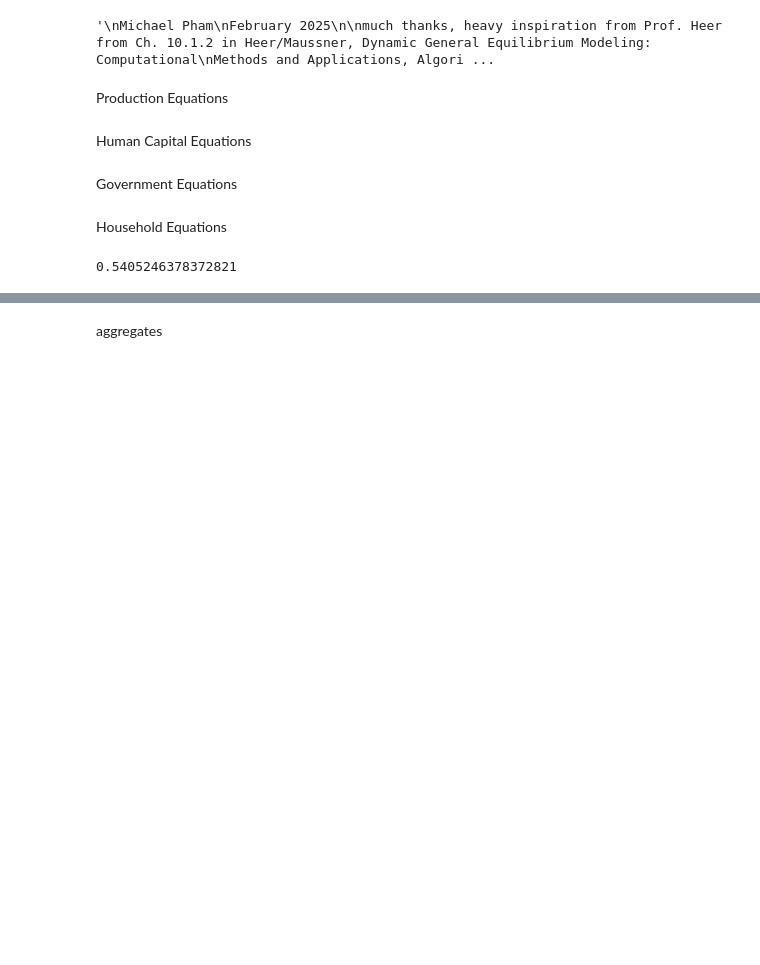
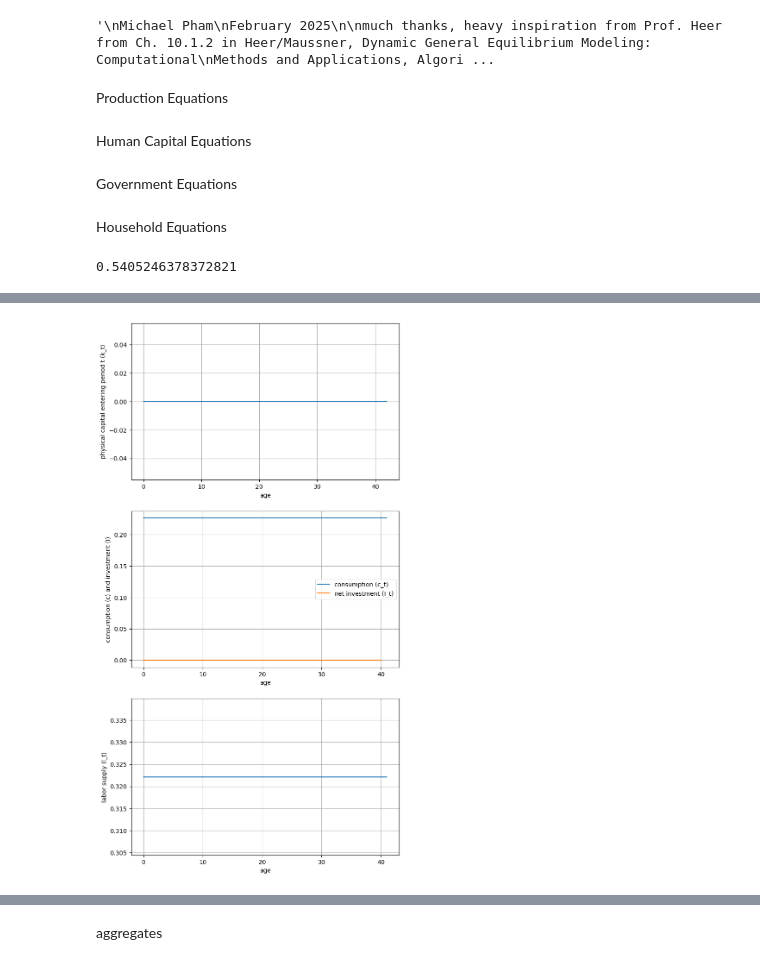
Before and after one commit to mpham8/macro-debtrelief-humancapital, a Jupyter notebook: hc-olg-model/ss_run4.ipynb, the cells around one changed output, grey strips where cells are left out. Drawn from its saved outputs; the diff is of its cells as text; code cells hidden in the pictures; blank space fills up the shorter version.

```diff
--- a/hc-olg-model/ss_run4.ipynb
+++ b/hc-olg-model/ss_run4.ipynb
@@ -25,7 +25,7 @@ log = math.log
 # Parameters - households and firms
 beta = 0.935  # discount factor
 eta = 2.0    # coefficient of relative risk aversion
-gamma = 0.5  # disutility from working
+gamma = 2  # disutility from working
 alpha = 0.33 # capital share in production
 delta = 0.1  # depreciation rate
 # omega = 0.1  # parent education time factor
@@ -173,20 +173,23 @@ def labor_foc(k, k_prev, h, w, r, tau, T):
 
   l = (1/(1+gamma)) * ( 1 - (gamma * (((1+r) * k_prev - tau * r * k_prev + T - k))/((1-tau)*w*h)))
 
+  if l < 0: # corner solution 0<=n<=1
+    l = 0
+  elif l > 1: # corner solution
+    l = 1
+
   return l
 
 
-def value_function(next_value_interpolator, k, k_prev, l, h, w, r, tau, T):
+def value_function(next_value_interpolator, k, k_prev, h, w, r, tau, T):
   """
   household bellman equation (eq 14)
 
   params: k_t, k_t-1, c_t, l_t, h_t, w_t, r_t, tau, T
   returns: value of this period's bellman equation
   """
-  if l < 0: # corner solution 0<=n<=1
-    l = 0
-  elif l > 1: # corner solution
-    l = 1
+  l = labor_foc(k, k_prev, h, w, r, tau, T)
+
 
   c = (1-tau)*w*h*l - k + (1+r)*k_prev - tau*r*max(k_prev, 0) + T
   if c <= 0:
@@ -216,7 +219,7 @@ K_bar
 # %%
 class Search:
 
-  def __init__(self, next_value_interpolator, function, left, initial_guess, right, tolerance, k_prev, l, h, w, r, tau, T) -> None:
+  def __init__(self, next_value_interpolator, function, left, initial_guess, right, tolerance, k_prev, h, w, r, tau, T) -> None:
     self.next_value_interpolator = next_value_interpolator
     self.function = function
     self.left = left
@@ -224,7 +227,6 @@ class Search:
     self.initial_guess = initial_guess
     self.tolerance = tolerance
     self.k_prev = k_prev
-    self.l = l
     self.h = h
     self.w = w
     self.r = r
@@ -232,7 +234,7 @@ class Search:
     self.T = T
 
   def evaluate_function(self, k):
-    return self.function(self.next_value_interpolator, k, self.k_prev, self.l, self.h, self.w, self.r, self.tau, self.T)
+    return self.function(self.next_value_interpolator, k, self.k_prev, self.h, self.w, self.r, self.tau, self.T)
 
   def find_max(self):
     golden_ratio = ((1+np.sqrt(5))/2)
@@ -422,16 +424,19 @@ while iteration < max_iters - 1 and K_diff > tolerance: #TODO fix k tolerance
     # break #427
     #compute last period value function st eq. 15
     #FIX THIS LATER
-  for i in range(na):
-      final_period_assets = (1-tau)*w*H_bar*L_old + (1+r)*k_grid[i] - tau*r*max(k_grid[i], 0) + T
-      value_array[i, periods - 1] = utility(final_period_assets, l)
-      c_optimal_array[i, periods - 1] = final_period_assets
-      l_optimal_array[i, periods - 1] = l
-      h_optimal_array[i, periods - 1] = h
+
+
+  # for i in range(na):
+  #   l_optimal_array[i, periods - 1] = labor_foc(k = 0, k_prev = k_grid[i], h = h, w = w, r = r, tau = tau, T = T)
+  #   final_period_assets = (1-tau)*w*h*l_optimal_array[i, periods - 1] + (1+r)*k_grid[i] - tau*r*max(k_grid[i], 0) + T
+  #   value_array[i, periods - 1] = utility(final_period_assets, l_optimal_array[i, periods - 1])
+  #   c_optimal_array[i, periods - 1] = final_period_assets
+  #   h_optimal_array[i, periods - 1] = h
+  #   k_optimal_array[i, periods - 1] = 0
 
     #looking at j = 8
-  for ik in range(na):
-    for ih in range(nh):
+  # for ik in range(na):
+  #   for ih in range(nh):
 
 
 
@@ -465,11 +470,12 @@ while iteration < max_iters - 1 and K_diff > tolerance: #TODO fix k tolerance
 
   #compute last period value function st eq. 15
   for i in range(na):
-    final_period_assets = (1-tau)*w*H_bar*L_old + (1+r)*k_grid[i] - tau*r*max(k_grid[i], 0) + T
-    value_array[i, periods - 1] = utility(final_period_assets, l)
+    l_optimal_array[i, periods - 1] = labor_foc(k = 0, k_prev = k_grid[i], h = h, w = w, r = r, tau = tau, T = T) #ADDednfoc
+    final_period_assets = (1-tau)*w*h*l_optimal_array[i, periods - 1] + (1+r)*k_grid[i] - tau*r*max(k_grid[i], 0) + T
+    value_array[i, periods - 1] = utility(final_period_assets, l_optimal_array[i, periods - 1])
     c_optimal_array[i, periods - 1] = final_period_assets
-    l_optimal_array[i, periods - 1] = l
     h_optimal_array[i, periods - 1] = h
+    k_optimal_array[i, periods - 1] = 0
 
 
   #compute policy function
@@ -490,7 +496,7 @@ while iteration < max_iters - 1 and K_diff > tolerance: #TODO fix k tolerance
 
       while (ax > bx or bx > cx):
         m += 1
-        v1 = value_function(vr_polate, k = k_grid[m], k_prev = k0, l = l, h = h, w = w, r = r, tau = tau, T = T)
+        v1 = value_function(vr_polate, k = k_grid[m], k_prev = k0, h = h, w = w, r = r, tau = tau, T = T)
 
         if v1 > v0:
           if m == 0:
@@ -517,24 +523,24 @@ while iteration < max_iters - 1 and K_diff > tolerance: #TODO fix k tolerance
           # w = wage_rate(K_prev = k_grid[m], H = H_bar, L = L_bar)
           # r = interest_rate(K_prev = k_grid[m], H = H_bar, L = L_bar)
           # T = transfer(K_prev = k_grid[m], H = H_bar, L = L_bar, G = grants, tau = tau, w = w, r = r)
-          if value_function(vr_polate, k = ax, k_prev = k0, l = l, h = h, w = w, r = r, tau = tau, T = T) > value_function(vr_polate, k = k_eps, k_prev = k0, l = l, h = h, w = w, r = r, tau = tau, T = T):
+          if value_function(vr_polate, k = ax, k_prev = k0, h = h, w = w, r = r, tau = tau, T = T) > value_function(vr_polate, k = k_eps, k_prev = k0, h = h, w = w, r = r, tau = tau, T = T):
             k_optimal_array[j,i-1]=0
           else:
             # k_optimal_array[j,i-1] = Search(value_function, left=ax, initial_guess=k_eps, right=cx, tolerance=tolerance_gs, k_prev=k0, l=l, h=h, w=w, r=r, tau=tau, T=T)
             k_optimal_array[j,i-1] = Search(vr_polate, value_function, ax, k_eps, cx, tolerance_gs,
-                k_prev=k0, l=l, h=h, w=w, r=r, tau=tau, T=T).find_max()
+                k_prev=k0, h=h, w=w, r=r, tau=tau, T=T).find_max()
 
       elif bx==cx:  # corner solution: a'=a[na-1]=kmax?
           # w = wage_rate(K_prev = k_grid[na-1], H = H_bar, L = L_bar)
           # r = interest_rate(K_prev = k_grid[na-1], H = H_bar, L = L_bar)
           # T = transfer(K_prev = k_grid[na-1], H = H_bar, L = L_bar, G = grants, tau = tau, w = w, r = r)
-          if value_function(vr_polate, k = k_grid[na-1], k_prev = k0, l = l, h = h, w = w, r = r, tau = tau, T = T) > value_function(vr_polate, k = k_grid[na-1] - k_eps, k_prev = k0, l = l, h = h, w = w, r = r, tau = tau, T = T):
+          if value_function(vr_polate, k = k_grid[na-1], k_prev = k0, h = h, w = w, r = r, tau = tau, T = T) > value_function(vr_polate, k = k_grid[na-1] - k_eps, k_prev = k0, h = h, w = w, r = r, tau = tau, T = T):
             k_optimal_array[j,i-1] = k_grid[na-1]
           else:
             # k_optimal_array[j,i-1] = Search(value_function, left=k_grid[na-2], initial_guess=k_max-k_eps, right=k_max, tolerance=tolerance_gs,
             #     k_prev=k0, l=l, h=h, w=w, r=r, tau=tau, T=T)
             k_optimal_array[j,i-1] = Search(vr_polate, value_function, k_grid[na-2], k_max-k_eps, k_max, tolerance_gs,
-                k_prev=k0, l=l, h=h, w=w, r=r, tau=tau, T=T).find_max()
+                k_prev=k0, h=h, w=w, r=r, tau=tau, T=T).find_max()
 
       else:
           # w = wage_rate(K_prev = k_grid[m], H = H_bar, L = L_bar)
@@ -543,14 +549,16 @@ while iteration < max_iters - 1 and K_diff > tolerance: #TODO fix k tolerance
           # k_optimal_array[j,i-1] = Search(value_function, left=ax, initial_guess=bx, right=cx, tolerance=tolerance_gs,
           #       k_prev=k0, l=l, h=h, w=w, r=r, tau=tau, T=T)
           k_optimal_array[j,i-1] = Search(vr_polate, value_function, ax, bx, cx, tolerance_gs,
-                k_prev=k0, l=l, h=h, w=w, r=r, tau=tau, T=T).find_max()
+                k_prev=k0, h=h, w=w, r=r, tau=tau, T=T).find_max()
 
 
 
       k1 = k_optimal_array[j,i-1]
-      value_array[j,i-1] = value_function(vr_polate, k_optimal_array[j,i-1], k_prev = k0, l = l, h = h, w = w, r = r, tau = tau, T = T)
+      value_array[j,i-1] = value_function(vr_polate, k_optimal_array[j,i-1], k_prev = k0, h = h, w = w, r = r, tau = tau, T = T)
       c_optimal_array[j,i-1] = (1-tau)*w*h*l + r*k0 - tau*r*max(k0, 0) + T - k1
       # print(f"iter: {iteration}, i: {i}, k opt: {k1}")
+
+      l_optimal_array[j,i-1] = labor_foc(k = k_optimal_array[j,i-1], k_prev = k0, h = h, w = w, r = r, tau = tau, T = T)
 
 
 
@@ -583,7 +591,7 @@ while iteration < max_iters - 1 and K_diff > tolerance: #TODO fix k tolerance
 
 
 
-  k_gen = np.zeros(periods)
+  k_gen = np.zeros(periods + 1)
   l_gen = np.zeros(periods)
   c_gen = np.zeros(periods)
   h_gen = np.zeros(periods)
@@ -591,40 +599,53 @@ while iteration < max_iters - 1 and K_diff > tolerance: #TODO fix k tolerance
 
   k_gen[0] = k_start
 
-  for q in range(periods - 1):
+  for q in range(periods):
     a_polate = interpolate.interp1d(k_grid, k_optimal_array[:,q], kind='cubic', fill_value='extrapolate') #interpolator which lines up k_grid with value_array row i
 
-    k_gen[q+1] = a_polate(k_gen[q])
+    if q != periods:
+      k_gen[q+1] = a_polate(k_gen[q])
+    else:
+      k_gen[q+1] =0
 
-    #solve to n
-    # w = wage_rate(K_prev = k_gen[q], H = H_bar, L = L_bar)
-    # r = interest_rate(K_prev = k_gen[q], H = H_bar, L = L_bar)
-    # T = transfer(K_prev = k_gen[q], H = H_bar, L = L_bar, G = grants, tau = tau, w = w, r = r)
-    c_gen[q] = consumption(k_prev=k_gen[q], k=k_gen[q+1], h=h, l=l, w=w, r=r, tau=tau, T=T)
+    l_gen[q] = labor_foc(k = k_gen[q+1], k_prev = k_gen[q], h = h, w = w, r = r, tau = tau, T = T)
 
-    i_gen[q] = -c_gen[q] + (1-tau)*w*h*l + (r+delta)*k_gen[q] - tau*(r+delta)*max(k_gen[q], 0) + T
+    #ADDnfoc
+    c_gen[q] = consumption(k_prev=k_gen[q], k=k_gen[q+1], h=h, l=l_gen[q], w=w, r=r, tau=tau, T=T)
+    i_gen[q] = -c_gen[q] + (1-tau)*w*h*l_gen[q] + (r+delta)*k_gen[q] - tau*(r+delta)*max(k_gen[q], 0) + T
 
   K_new = np.mean(k_gen) #could do check for each gen same instead of mean
 
   K_bar = phi*K_old + (1-phi)*K_new
 
+  L_new = np.mean(l_gen)
+  L_bar = phi*L_old + (1-phi)*L_new
+
+
   Z_bar = (1-delta)*Z_old + (1-sigma_bar)*Iz
 
-  final_period_assets = (1-tau)*w*H_bar*L_bar + (1+r)*k_gen[periods-1] - tau*r*max(k_gen[periods-1], 0) + T
+  final_period_assets = (1-tau)*w*H_bar*l_gen[periods-1] + (1+r)*k_gen[periods-1] - tau*r*max(k_gen[periods-1], 0) + T
   c_gen[periods-1] = final_period_assets
 
   print("Solution for aggregate capital stock K: " + str(K_bar))
   print("Solution for aggregate labor N: " + str(L_bar))
 
-  fig, axes = plt.subplots(2, 1, figsize=(8, 16))
+  fig, axes = plt.subplots(3, 1, figsize=(8, 16))
   axes[0].set_xlabel('age')
   axes[0].set_ylabel('physical capital entering period t (k_t)')
   axes[0].plot(k_gen)
+  axes[0].grid(True)
+
   axes[1].set_xlabel('age')
   axes[1].set_ylabel('consumption (c) and investment (I)')
   axes[1].plot(c_gen, label='consumption (c_t)')
   axes[1].plot(i_gen[:-1], label='net investment (I_t)')
   axes[1].legend()
+  axes[1].grid(True)
+
+  axes[2].set_xlabel('age')
+  axes[2].set_ylabel('labor supply (l_t)')
+  axes[2].plot(l_gen)
+  axes[2].grid(True)
   plt.show()
 
 
@@ -650,0 +686 @@ NameError: name 'value_array' is not defined
+[figure, added]
```
Also changed, not shown: parts of 2 cells of this notebook.
